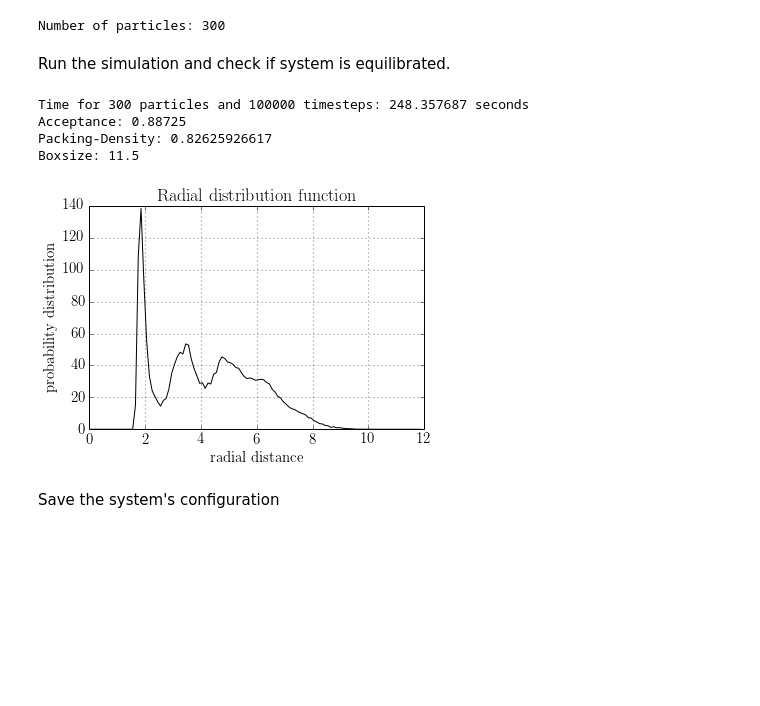
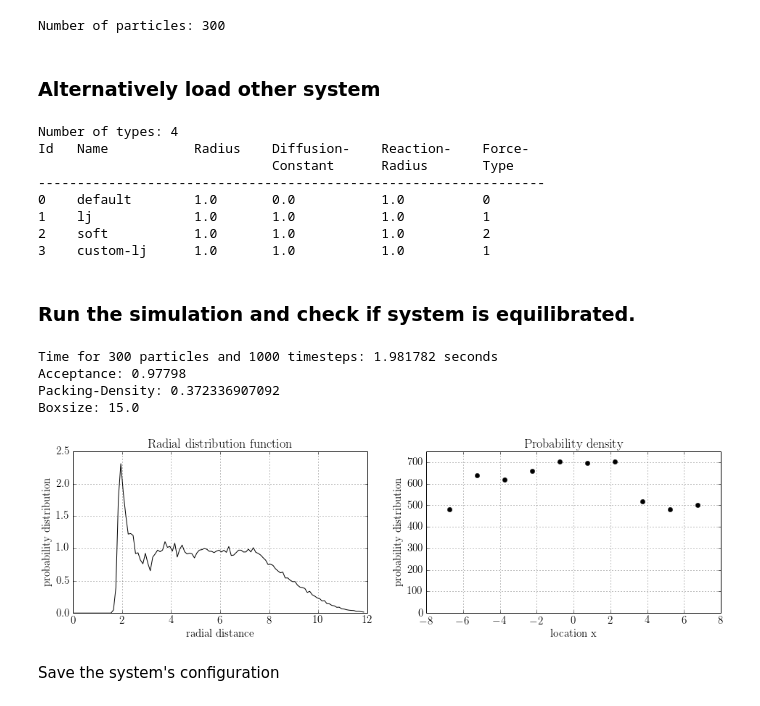
Before and after one commit to janekg89/revreaddy, a Jupyter notebook: scripts/generate_equilibrated_fluid.ipynb, the cells around one changed output. Drawn from its saved outputs; the diff is of its cells as text; code cells hidden in the pictures; blank space fills up the shorter version.

```diff
--- a/scripts/generate_equilibrated_fluid.ipynb
+++ b/scripts/generate_equilibrated_fluid.ipynb
@@ -58,54 +58,92 @@ for x in np.arange(-L, L, distance):
 print "Number of particles:", simulation.getParticleNumber()
 # %% [output]
 Number of particles: 300
+# %% [markdown]
+### Alternatively load other system
+# %%
+"""
+filedir  = "saves/"
+filename = filedir + "equ_" \
+        + "N"  + str(inNumberOfParticles) \
+        + "B"  + str(inBoxsize) \
+        + "TE" + str(inTemperature) \
+        + "TY" + str(inParticleType) \
+        + "R"  + str(inRadius) \
+        + "D"  + str(inDiffusionConstant) \
+        + ".hdf5"
+
+simulation = utils.loadSimulation("rdfnormtest.hdf5")
+simulation.showTypes()
+"""
+# %% [output]
+Number of types: 4
+Id   Name           Radius    Diffusion-    Reaction-    Force-
+                              Constant      Radius       Type
+-----------------------------------------------------------------
+0    default        1.0       0.0           1.0          0
+1    lj             1.0       1.0           1.0          1
+2    soft           1.0       1.0           1.0          2
+3    custom-lj      1.0       1.0           1.0          1
 # %% [markdown]
-Run the simulation and check if system is equilibrated.
+### Run the simulation and check if system is equilibrated.
 # %%
 # run simulation/equilibrate
 simulation.timestep   = 1e-6
-simulation.maxTime    = 100000
+simulation.maxTime    = 1000
 simulation.acceptions = 0
 simulation.rejections = 0
 t1 = time.clock()
 simulation.run()
 t2 = time.clock()
-packingDensity  = float(simulation.getParticleNumber()) * 4. * np.pi * radius**3.
+L = simulation.boxsize / 2.
+packingDensity  = float(simulation.getParticleNumber()) * 4. * np.pi * inRadius**3.
 packingDensity /= 3. * simulation.boxsize**3.
 print "Time for", simulation.getParticleNumber(),"particles and", \
       simulation.maxTime ,"timesteps:", t2 - t1, "seconds"
 print "Acceptance:", simulation.acceptanceRate()
 print "Packing-Density:", packingDensity
 print "Boxsize:", simulation.boxsize
 
 # check if equilibrated by RDF
 ranges = np.arange(0.,12.,0.1)
 radname = "data/rad_" + time.strftime("%Y_%m_%d-%H_%M_%S") + ".dat"
+probname = "data/prob_" + time.strftime("%Y_%m_%d-%H_%M_%S") + ".dat"
 simulation.new_RadialDistribution(radname, ranges, [[3,3]])
-simulation.maxTime = 0
+simulation.new_ProbabilityDensity(probname, 3, np.arange(-L,L+1.5,1.5), 0)
+simulation.maxTime = 20
 simulation.run()
 simulation.writeAllObservablesToFile()
 simulation.deleteAllObservables()
 rad = np.loadtxt(radname)
-rdfFig, rdfAxes = plt.subplots()
-rdfAxes.plot(rad[0], rad[1], color="black")
+prob = np.loadtxt(probname)
+fig, (rdfAxes, probAxes) = plt.subplots(1, 2)
+rdfAxes.plot(rad[0], 0.001421*rad[1], color="black")
 rdfAxes.set_xlabel("radial distance")
 rdfAxes.set_ylabel("probability distribution")
 rdfAxes.set_title("Radial distribution function")
 rdfAxes.grid(b=1)
+probAxes.plot(prob[0], prob[1], "o", color="black")
+probAxes.set_xlabel("location x")
+probAxes.set_ylabel("probability distribution")
+probAxes.set_title("Probability density")
+ylim = probAxes.get_ylim()
+probAxes.set_ylim(0.,ylim[1])
+probAxes.grid(b=1)
+fig.set_figwidth(16.)
+# check if every particle is in box (if system is stable, timestep not too large)
 
-# check if every particle is in box (if system is stable, timestep not too large)
 for i in range(simulation.getParticleNumber()):
     if ((simulation.getPosition(i)[0] < -L) or (simulation.getPosition(i)[0] > L) or \
         (simulation.getPosition(i)[1] < -L) or (simulation.getPosition(i)[1] > L) or \
         (simulation.getPosition(i)[2] < -L) or (simulation.getPosition(i)[2] > L)):
         print   "particle of index", i,\
                 "is outside the box at", simulation.getPosition(i)
 # %% [output]
-Time for 300 particles and 100000 timesteps: 248.357687 seconds
-Acceptance: 0.88725
-Packing-Density: 0.82625926617
-Boxsize: 11.5
+Time for 300 particles and 1000 timesteps: 1.981782 seconds
+Acceptance: 0.97798
+Packing-Density: 0.372336907092
+Boxsize: 15.0
-[figure, old version]
+[figure, new version]
 # %% [markdown]
 Save the system's configuration
 # %% [markdown]
```
Also changed, not shown: parts of 4 cells of this notebook, 2 other files.
